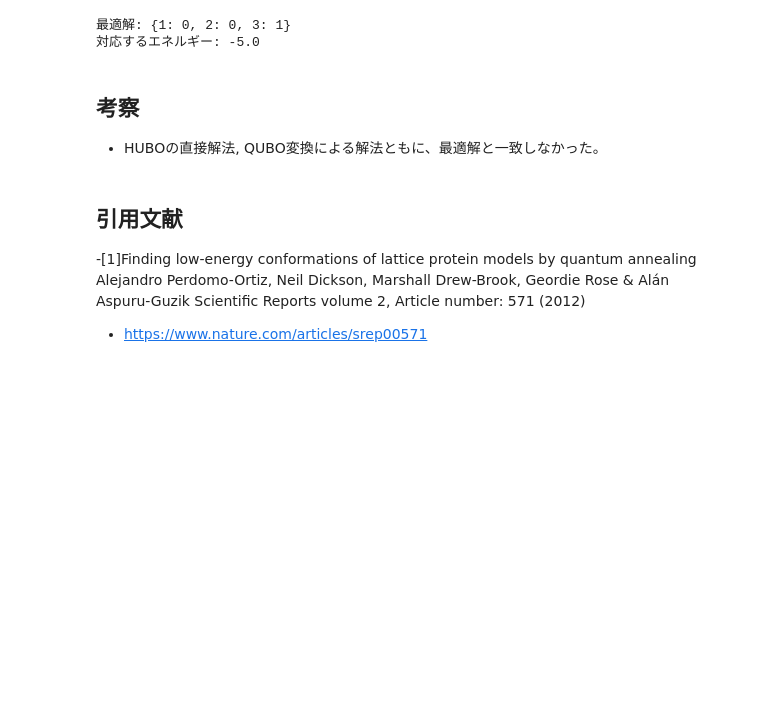
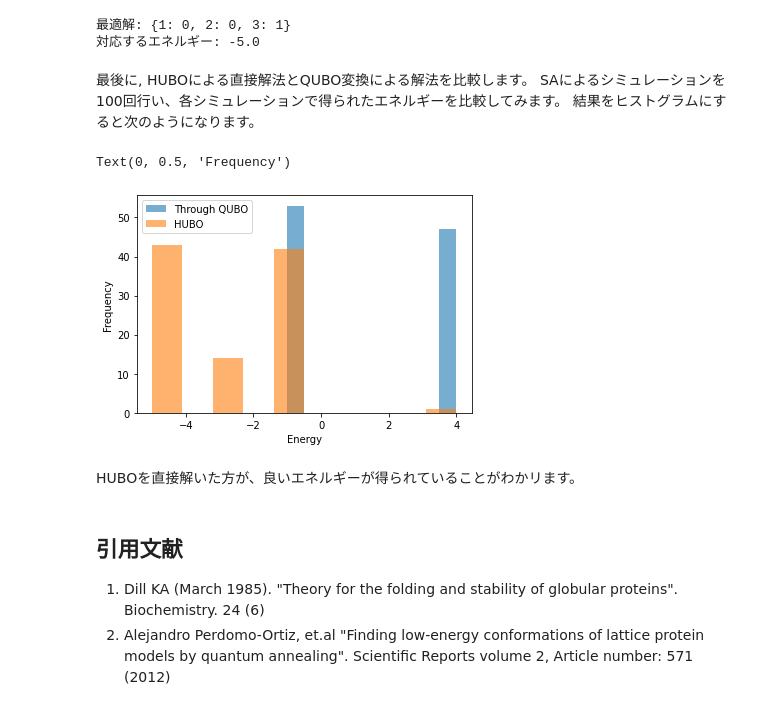
Before and after one commit to MasahitoKumada/OpenJijTutorial, a Jupyter notebook: source/ja/012-Finding_Protein_Folding_by_Quantum_Annealing.ipynb, the cells around one changed output. Saved outputs shown, nothing was run; the diff lists cells and outputs as text; code cells hidden in the pictures; blank space fills up the shorter version.

```diff
--- a/source/ja/012-Finding_Protein_Folding_by_Quantum_Annealing.ipynb
+++ b/source/ja/012-Finding_Protein_Folding_by_Quantum_Annealing.ipynb
@@ -193,11 +215,24 @@ print('対応するエネルギー:',sampleset.first.energy)
 # %% [output]
 最適解: {1: 0, 2: 0, 3: 1}
 対応するエネルギー: -5.0
-# %% [markdown]
-## 考察
-- HUBOの直接解法, QUBO変換による解法ともに、最適解と一致しなかった。
+# %% [markdown]
+最後に, HUBOによる直接解法とQUBO変換による解法を比較します。
+SAによるシミュレーションを100回行い、各シミュレーションで得られたエネルギーを比較してみます。
+結果をヒストグラムにすると次のようになります。
+# %%
+import matplotlib.pyplot as plt
+plt.hist(energy_quad, label='Through QUBO', alpha=0.6)
+plt.hist(energy_hubo, label='HUBO', alpha=0.6)
+plt.legend()
+plt.xlabel('Energy')
+plt.ylabel('Frequency')
+# %% [output]
+Text(0, 0.5, 'Frequency')
+[figure, added]
+# %% [markdown]
+HUBOを直接解いた方が、良いエネルギーが得られていることがわかリます。
 # %% [markdown]
 ## 引用文献
 
--[1]Finding low-energy conformations of lattice protein models by quantum annealing Alejandro Perdomo-Ortiz, Neil Dickson, Marshall Drew-Brook, Geordie Rose & Alán Aspuru-Guzik Scientific Reports volume 2, Article number: 571 (2012)
-- https://www.nature.com/articles/srep00571
+1. Dill KA (March 1985). "Theory for the folding and stability of globular proteins". Biochemistry. 24 (6)
+2. Alejandro Perdomo-Ortiz, et.al "Finding low-energy conformations of lattice protein models by quantum annealing". Scientific Reports volume 2, Article number: 571 (2012)
```
Also changed, not shown: parts of 17 cells of this notebook, 1 other file.
